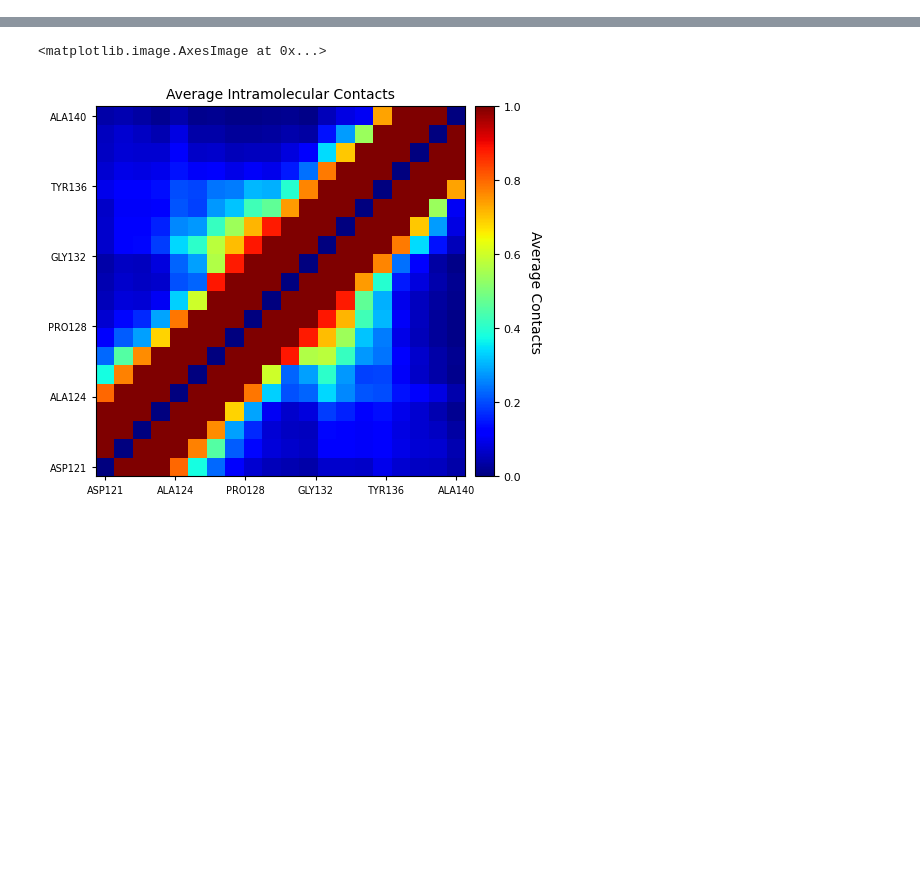
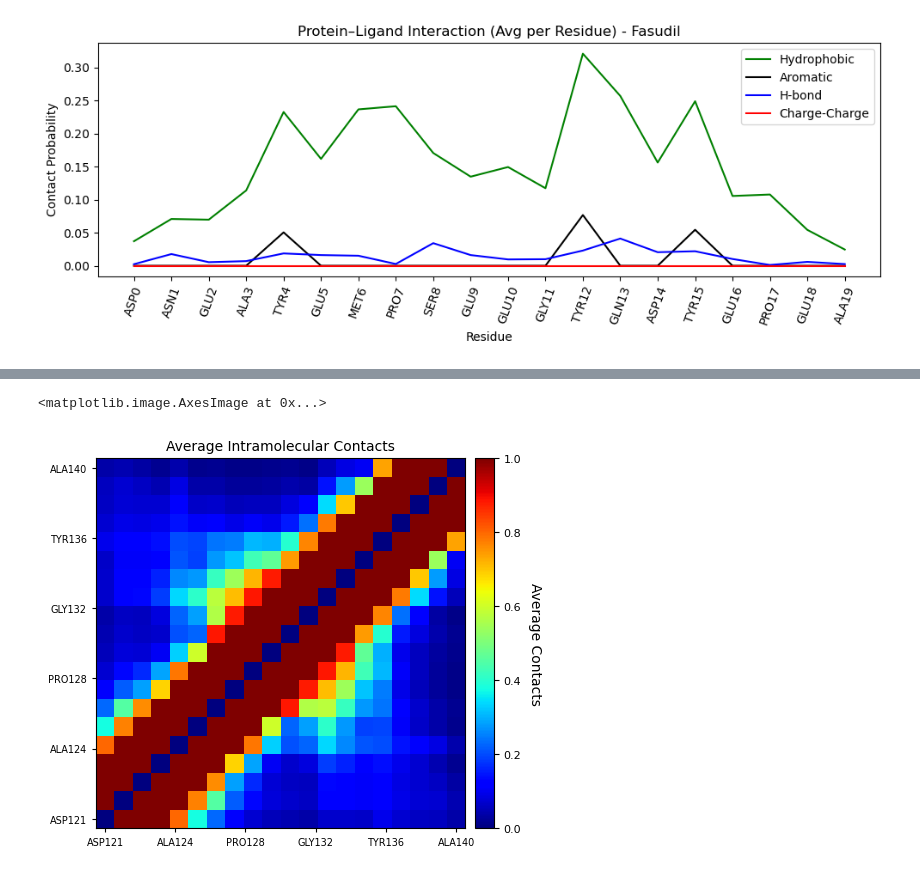
Before and after one commit to LuciaZ/diffdock_test, a Jupyter notebook: DiffDock_L_analysis.ipynb, the cells around one changed output, grey strips where cells are left out. Saved outputs shown, nothing was run; the diff lists cells and outputs as text; code cells hidden in the pictures; blank space fills up the shorter version.

```diff
--- a/DiffDock_L_analysis.ipynb
+++ b/DiffDock_L_analysis.ipynb
@@ -114,0 +153,4 @@ plt.show()
+# %%
+plot_four_ligand_interactions(ligand='ligand47', ligand_rings=[[303, 304, 305, 306, 301, 302]], lig_hbond_donors=[[296, 316]], Ligand_Pos_Charges=[296])
+# %% [output]
+[figure, added]
```
Also changed, not shown: parts of 20 cells of this notebook.
